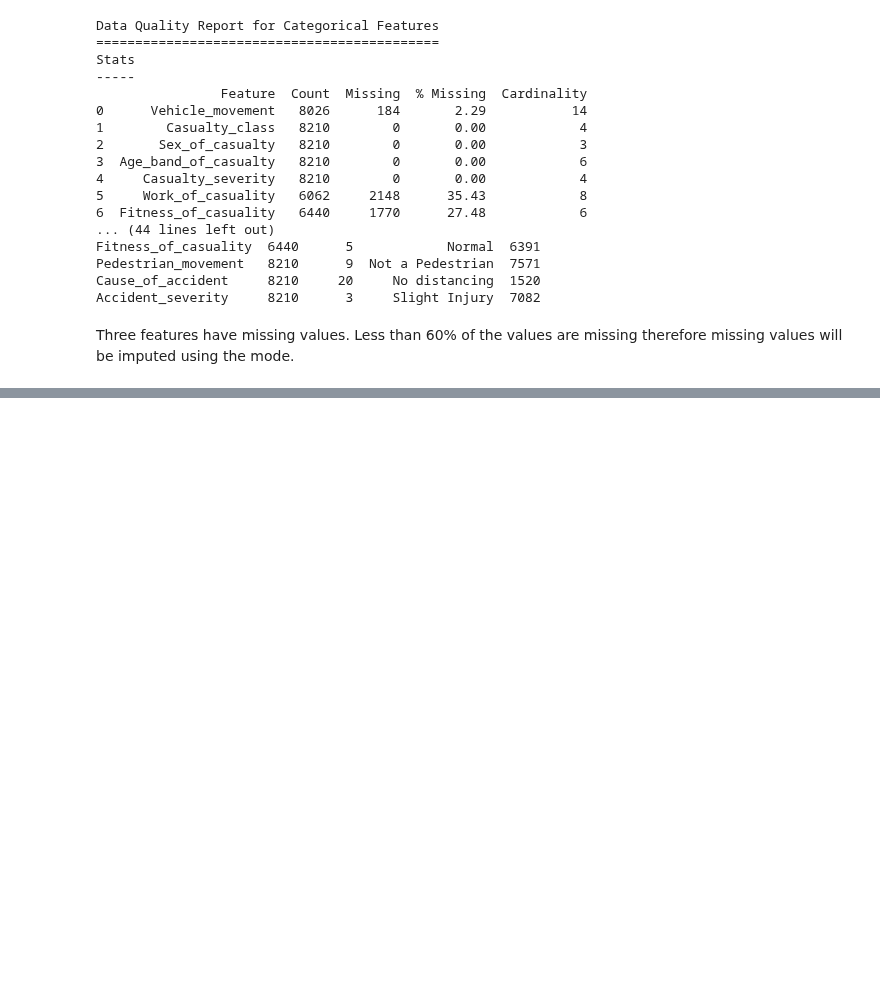
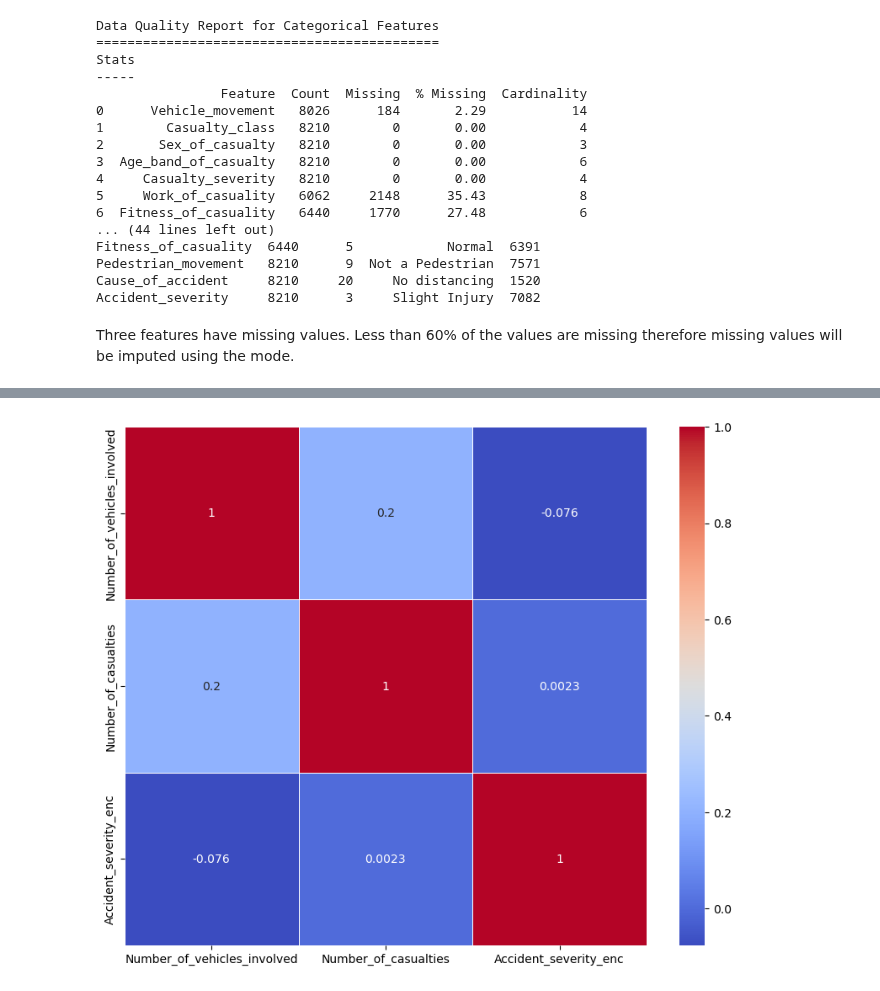
Before and after one commit to junclemente/ADS502-FinalProject, a Jupyter notebook: jun/eda.ipynb, the cells around one changed output, grey strips where cells are left out. Drawn from its saved outputs; the diff is of its cells as text; code cells hidden in the pictures; blank space fills up the shorter version.

```diff
--- a/jun/eda.ipynb
+++ b/jun/eda.ipynb
@@ -156,11 +176,3 @@ Cause_of_accident     8210     20     No distancing  1520
 Accident_severity     8210      3     Slight Injury  7082
 # %% [markdown]
 Three features have missing values. Less than 60% of the values are missing therefore missing values will be imputed using the mode.
-# %%
-imputer = SimpleImputer(strategy='most_frequent')
-
-col_to_impute = ['Vehicle_movement', 'Work_of_casuality', 'Fitness_of_casuality']
-
-for col in col_to_impute:
-    print(col)
-    df[col] = imputer.fit_transform(df[[col]])
@@ -169,0 +202,3 @@ ValueError: 2
+# %%
+most_frequent = df['Vehicle_movement'].mode()[0]
+print(most_frequent)
@@ -169,0 +207,6 @@ ValueError: 2
+# %%
+col_impute = ['Vehicle_movement', 'Work_of_casuality', 'Fitness_of_casuality']
+
+for col in col_impute:
+    most_frequent = df1[col].mode()[0]
+    df1[col] = df1[col].replace(np.nan, most_frequent)
@@ -169,0 +242,8 @@ ValueError: 2
+# %%
+# df1.columns
+cont1 = cont_feat
+cont1.append('Accident_severity_enc')
+cont1
+cont_var = df1[cont1]
+correlation_matrix = cont_var.corr()
+print(correlation_matrix)
@@ -169,0 +260,7 @@ ValueError: 2
+# %%
+plt.figure(figsize = (10, 8))
+sns.heatmap(correlation_matrix, annot=True, cmap='coolwarm', linewidths=.5)
+
+plt.show()
+# %% [output]
+[figure, added]
```
Also changed, not shown: parts of 15 cells of this notebook.
